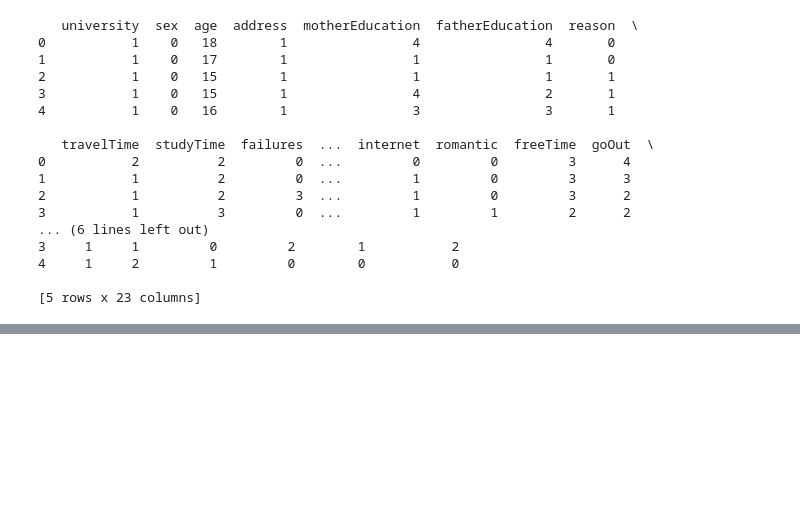
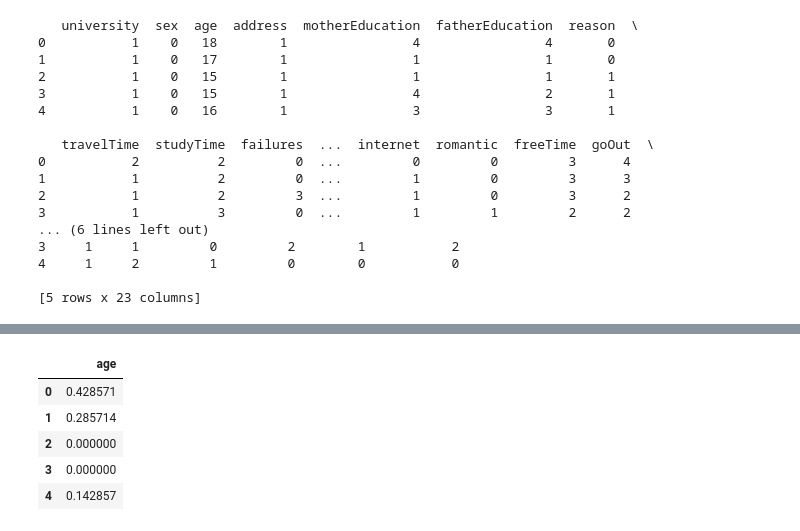
Before and after one commit to Artin-Tavasoli/Machine-Learning-Classifiers, a Jupyter notebook: Machine-Learning-Models.ipynb, the cells around one changed output, grey strips where cells are left out. Saved outputs shown, nothing was run; the diff lists cells and outputs as text; code cells hidden in the pictures; blank space fills up the shorter version.

Commit message:
Standardise Numerical Features

```diff
--- a/Machine-Learning-Models.ipynb
+++ b/Machine-Learning-Models.ipynb
@@ -291,0 +382,17 @@ print(grades_df.head())
+# %%
+numerical_columns = ['age']
+
+# scaler = preprocessing.StandardScaler()
+# grades_df[numerical_columns] = scaler.fit_transform(grades_df[numerical_columns])
+
+scaler = preprocessing.MinMaxScaler()
+grades_df[numerical_columns] = scaler.fit_transform(grades_df[numerical_columns])
+
+grades_df[numerical_columns].head()
+# %% [output]
+|  | age |
+| 0 | 0.428571 |
+| 1 | 0.285714 |
+| 2 | 0.000000 |
+| 3 | 0.000000 |
+| 4 | 0.142857 |
```
Also changed, not shown: parts of 8 cells of this notebook, 1 other file.
